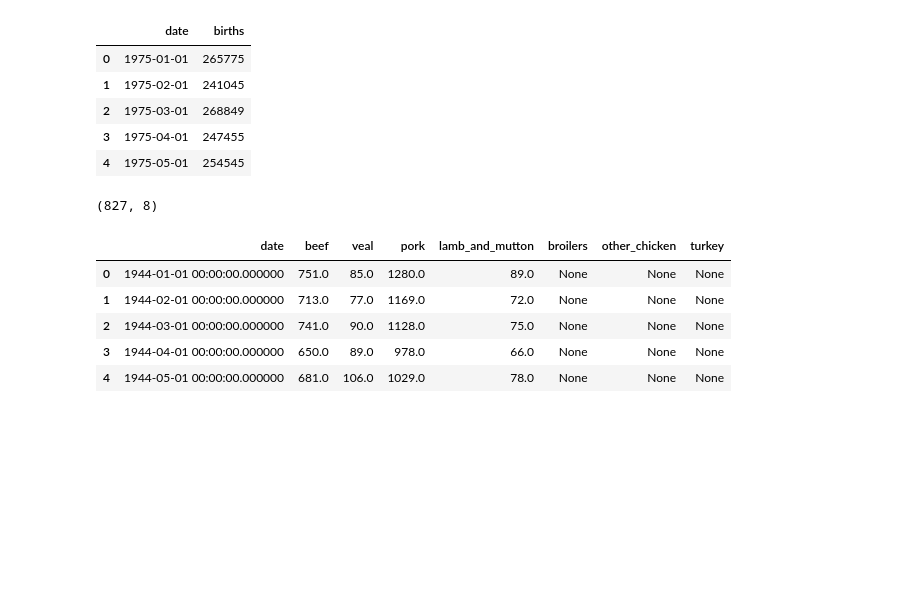
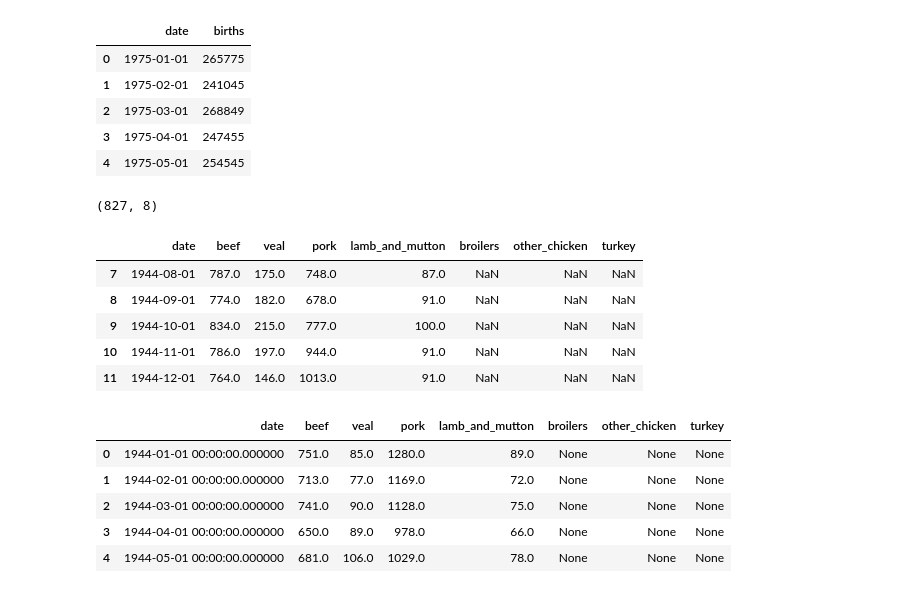
Before and after one commit to tinhb92/relax_ml, a Jupyter notebook: sql.ipynb, the cells around one changed output. Cells and saved outputs as stored; diff of their text form; code cells hidden in the pictures; blank space fills up the shorter version.

```diff
--- a/sql.ipynb
+++ b/sql.ipynb
@@ -49,7 +49,14 @@ meat.shape
 # %% [output]
 (827, 8)
 # %%
-meat.query('beef>751')
+meat.query('beef>751').head()
+# %% [output]
+|  | date | beef | veal | pork | lamb_and_mutton | broilers | other_chicken | turkey |
+| 7 | 1944-08-01 | 787.0 | 175.0 | 748.0 | 87.0 | NaN | NaN | NaN |
+| 8 | 1944-09-01 | 774.0 | 182.0 | 678.0 | 91.0 | NaN | NaN | NaN |
+| 9 | 1944-10-01 | 834.0 | 215.0 | 777.0 | 100.0 | NaN | NaN | NaN |
+| 10 | 1944-11-01 | 786.0 | 197.0 | 944.0 | 91.0 | NaN | NaN | NaN |
+| 11 | 1944-12-01 | 764.0 | 146.0 | 1013.0 | 91.0 | NaN | NaN | NaN |
 # %%
 pysqldf("SELECT * FROM meat LIMIT 10").head()
 # %% [output]
```
Also changed, not shown: parts of 18 cells of this notebook.
